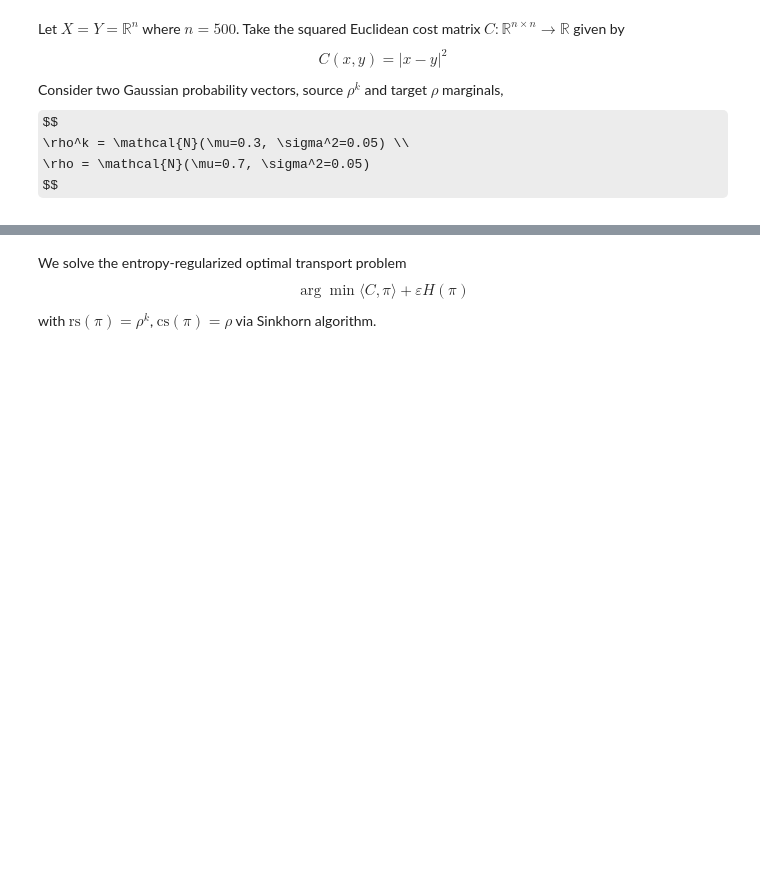
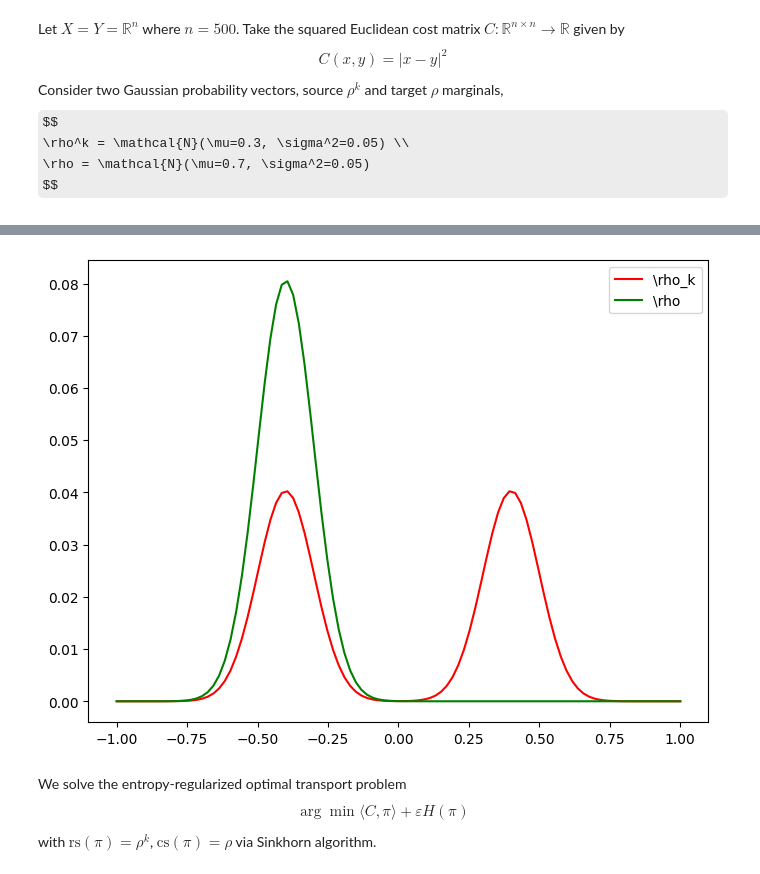
Before and after one commit to Hellrasier/numerical-gradient-flows, a Jupyter notebook: wgf.ipynb, the cells around one changed output, grey strips where cells are left out. Drawn from its saved outputs; the diff is of its cells as text; code cells hidden in the pictures; some formulas as TeX source; blank space fills up the shorter version.

```diff
--- a/wgf.ipynb
+++ b/wgf.ipynb
@@ -420,15 +146,38 @@ $$
 \rho = \mathcal{N}(\mu=0.7, \sigma^2=0.05)
 $$
 # %%
-# create a simple squared Euclidean distance matrix
-n = 500
+key = jax.random.PRNGKey(42)
+n = 100
+
+# 1D grid on [0,1]
 x = jnp.linspace(0, 1, n)
-# cost matrix
-cost_matrix = (x[:,None] - x[None,:])**2
-# first marginal
-source_marginal = jax.scipy.stats.norm.pdf(x, 0.3, 0.05)
-source_marginal = source_marginal / jnp.sum(source_marginal)
-# second marginal
-target_marginal = jax.scipy.stats.norm.pdf(x, 0.7, 0.05)
-target_marginal = target_marginal / jnp.sum(target_marginal)
+C = (x[:,None] - x[None,:])**2 # cost matrix
+
+# Target marginal rho_k (right marginal), a bimodal distribution
+rho_k = 0.5 * jax.scipy.stats.norm.pdf(x, 0.3, 0.05) + 0.5 * jax.scipy.stats.norm.pdf(x, 0.7, 0.05)
+rho_k = jnp.clip(rho_k, 1e-12, None)
+rho_k = rho_k / rho_k.sum()
+
+rho = jax.scipy.stats.norm.pdf(x, 0.3, 0.05)
+rho = jnp.clip(rho, 1e-12, None)
+rho = rho / rho.sum()
+
+COLORS = ["red", "green", "blue", "orange", "purple"]
+
+def plot_vectors(n: int, data: dict):
+    """
+    Plots vectors supported on [-5,5] with respect to labels.
+    """
+    x = jnp.linspace(-1, 1, n)
+    fig = plt.figure(figsize=(8, 6))
+    i = 0
+    for label, vec in data.items():
+        plt.plot(x, vec, label=rf'\{label}', color=COLORS[i])
+        i += 1
+    plt.legend()
+
+plot_vectors(n, {
+    "rho_k": rho_k,
+    "rho": rho
+    })
 # %% [output]
@@ -436,3 +184,4 @@ WARNING:2025-10-29 12:12:11,888:jax._src.xla_bridge:967: An NVIDIA GPU may be pr
+[figure, added]
 # %% [markdown]
 We solve the entropy-regularized optimal transport problem
 $$
```
Also changed, not shown: parts of 19 cells of this notebook, 3 other files.
